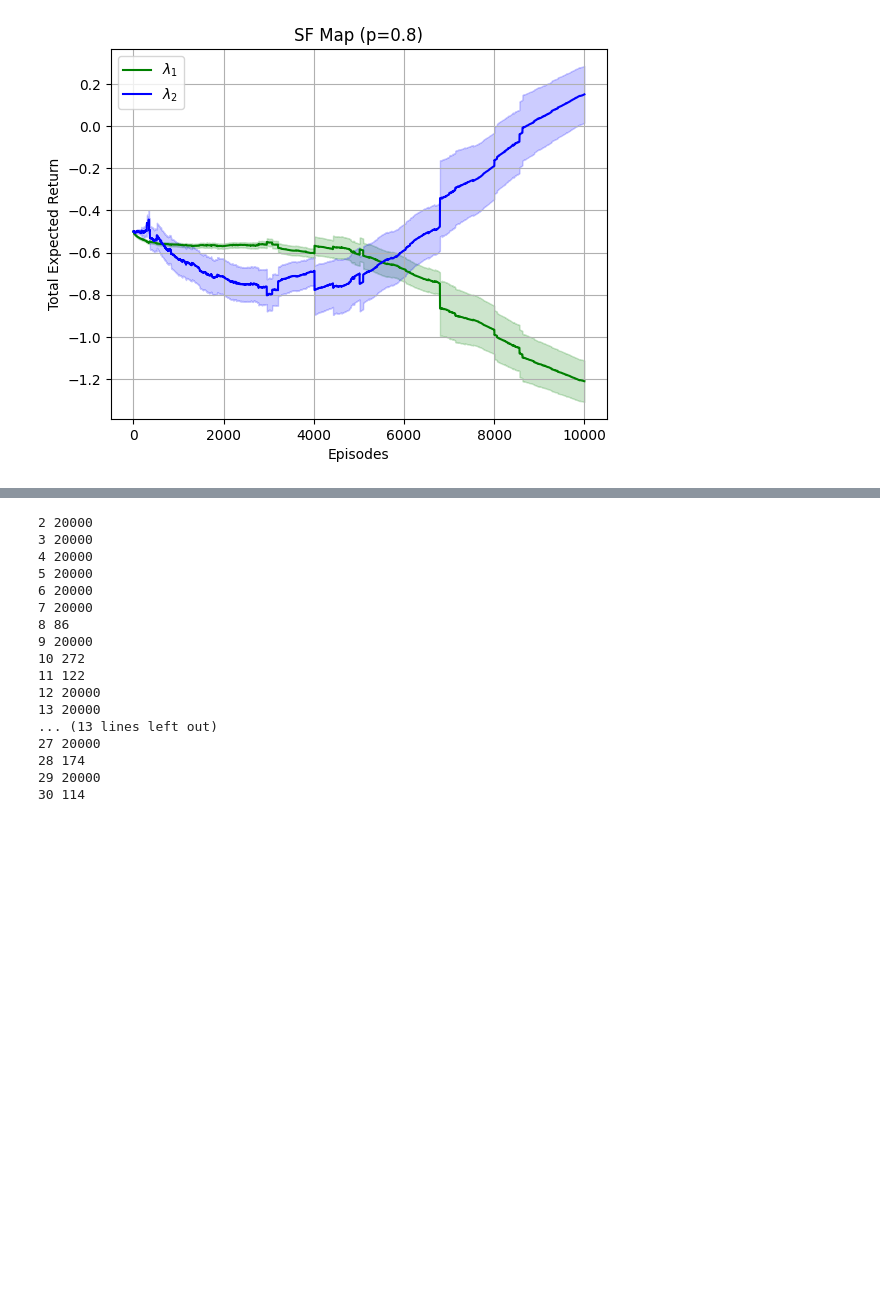
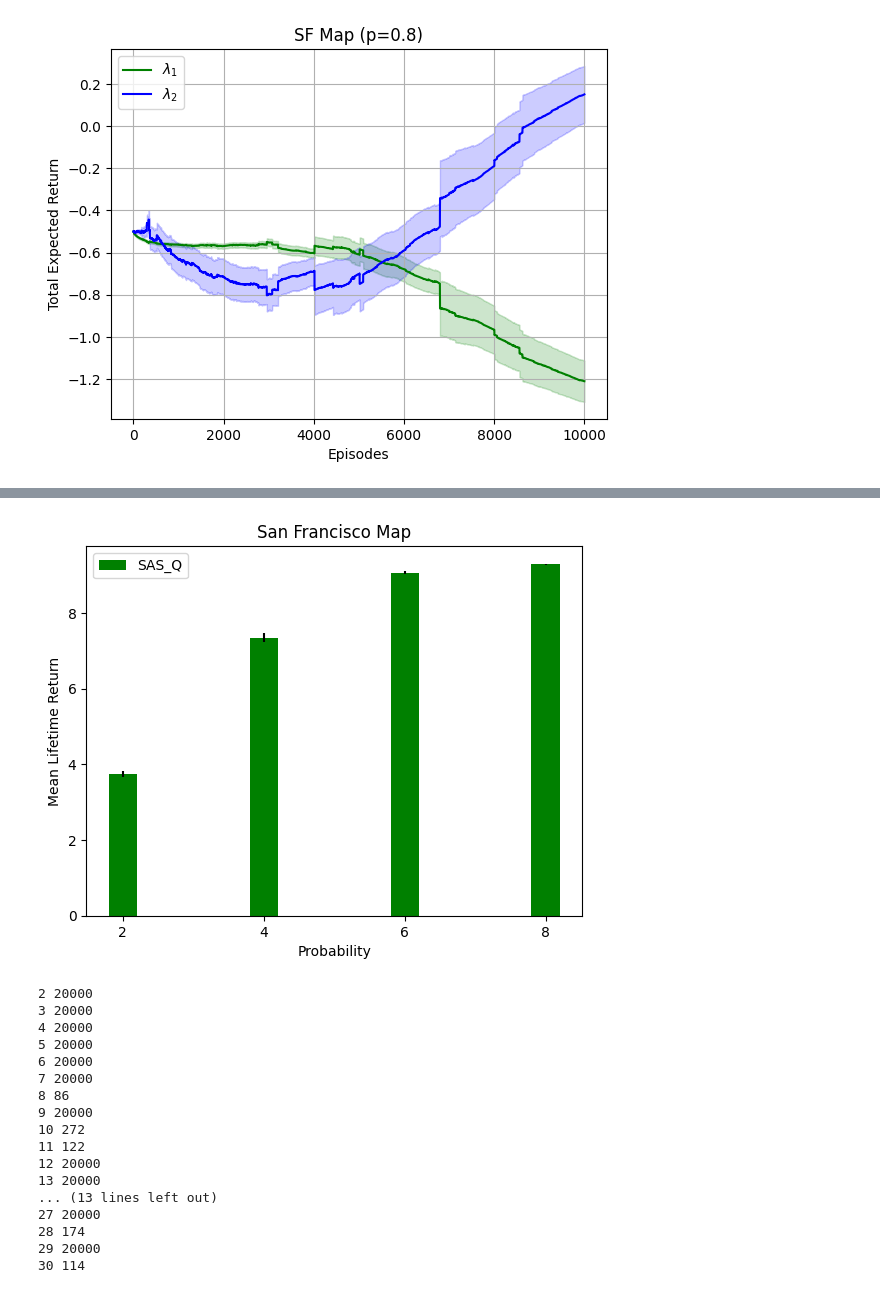
Before and after one commit to daxus4/SAS_RL, a Jupyter notebook: plot.ipynb, the cells around one changed output, grey strips where cells are left out. Cells and saved outputs as stored; diff of their text form; code cells hidden in the pictures; blank space fills up the shorter version.

```diff
--- a/plot.ipynb
+++ b/plot.ipynb
@@ -189,3 +195,30 @@ plt.show()
+# %%
+# Plotting the bar chart
+fig, ax = plt.subplots()
+
+# Define bar width
+bar_width = 0.2
+
+# Define bar positions
+bar_positions = np.arange(len(probabilities))
+
+# Plot bars with error bars
+ax.bar(bar_positions, best_3, yerr=std_algo3, width=bar_width, color='g', label='SAS_Q')
+
+# Adding labels and title
+ax.set_xlabel('Probability')
+ax.set_ylabel('Mean Lifetime Return')
+ax.set_title('San Francisco Map')
+ax.set_xticks(bar_positions)
+ax.set_xticklabels(probabilities)
+
+# Add legend
+ax.legend()
+
+# Show plot
+plt.show()
+# %% [output]
+[figure, added]
 # %%
 for i in range(2, 31):
     print(i, len(get_rewards_array(PARENT_FOLDER, algorithm_names[j], 6, i)))
```
Also changed, not shown: parts of 5 cells of this notebook, 3 other files.
